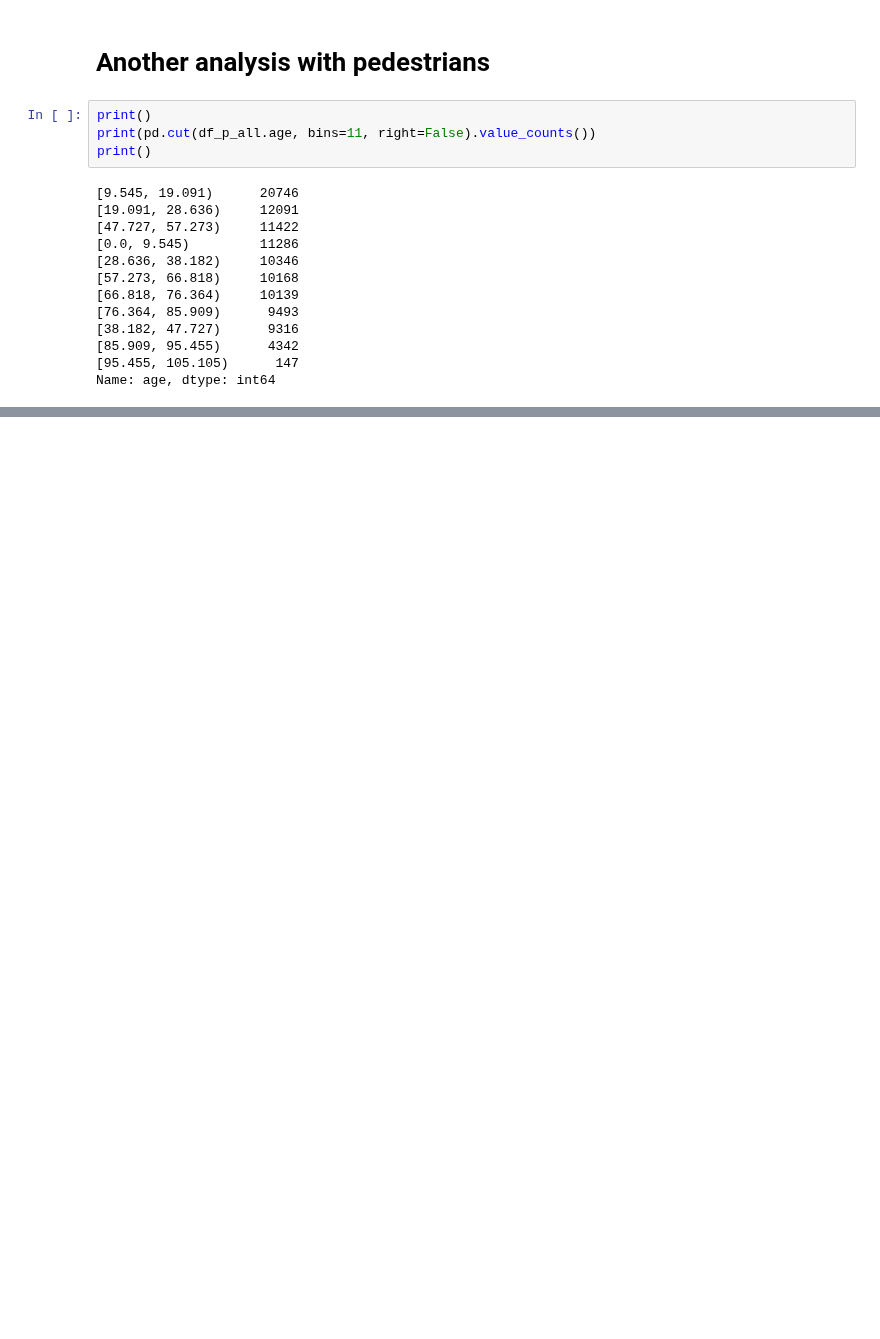
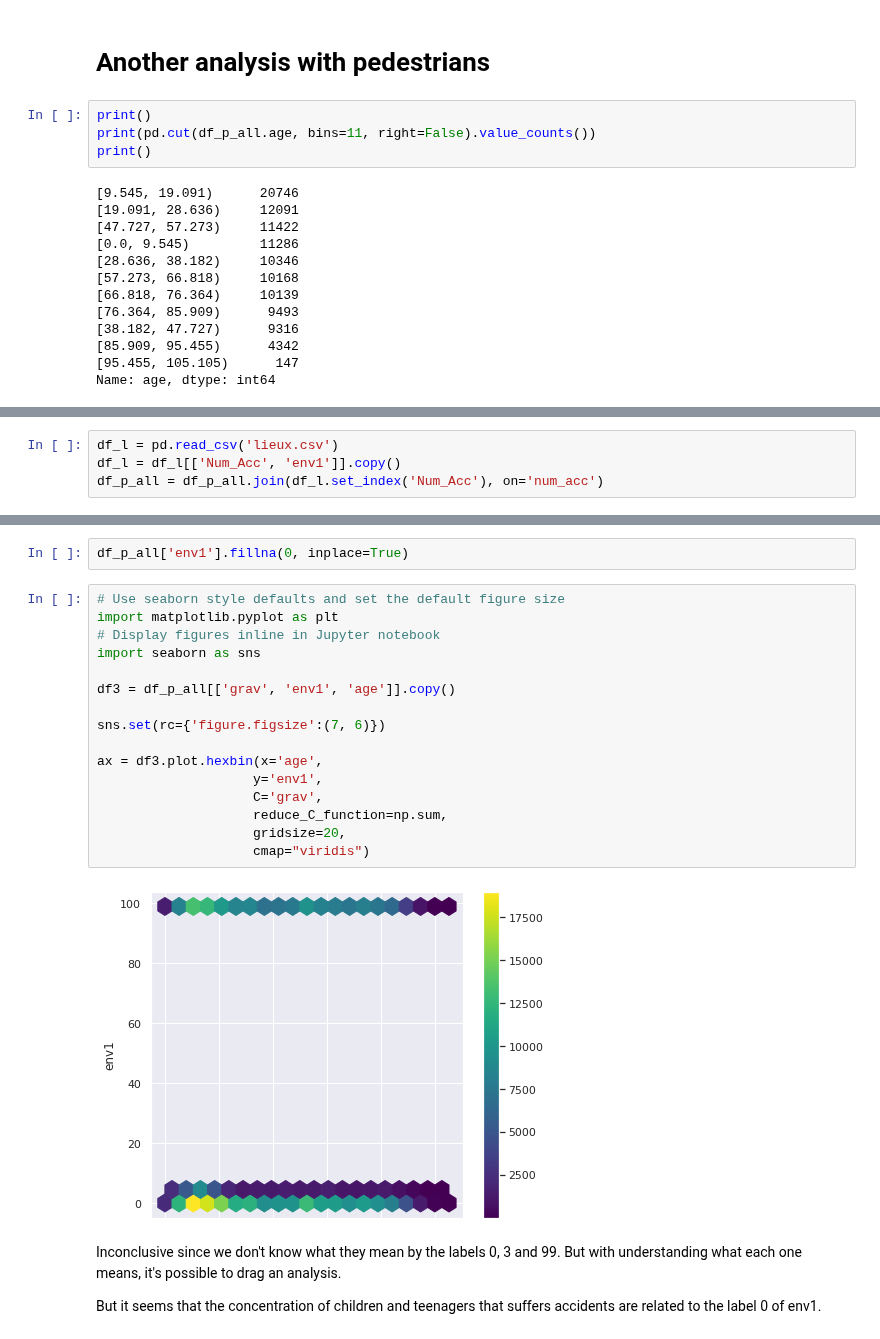
Before and after one commit to maicken/traffic-accident-injury-analysis, a Jupyter notebook: Pedestrian_Analysis.ipynb, the cells around one changed output, grey strips where cells are left out. Saved outputs shown, nothing was run; the diff lists cells and outputs as text; blank space fills up the shorter version.

Commit message:
Adding analysis of gravity near schools.

```diff
--- a/Pedestrian_Analysis.ipynb
+++ b/Pedestrian_Analysis.ipynb
@@ -305,0 +301,4 @@ Note: do it analysing if there are near schools.
+# %%
+df_l = pd.read_csv('lieux.csv')
+df_l = df_l[['Num_Acc', 'env1']].copy()
+df_p_all = df_p_all.join(df_l.set_index('Num_Acc'), on='num_acc')
@@ -305,0 +328,24 @@ Note: do it analysing if there are near schools.
+# %%
+df_p_all['env1'].fillna(0, inplace=True)
+# %%
+# Use seaborn style defaults and set the default figure size
+import matplotlib.pyplot as plt
+# Display figures inline in Jupyter notebook
+import seaborn as sns
+
+df3 = df_p_all[['grav', 'env1', 'age']].copy()
+
+sns.set(rc={'figure.figsize':(7, 6)})
+
+ax = df3.plot.hexbin(x='age',
+                    y='env1',
+                    C='grav',
+                    reduce_C_function=np.sum,
+                    gridsize=20,
+                    cmap="viridis")
+# %% [output]
+[figure, added]
+# %% [markdown]
+Inconclusive since we don't know what they mean by the labels 0, 3 and 99. But with understanding what each one means, it's possible to drag an analysis.
+
+But it seems that the concentration of children and teenagers that suffers accidents are related to the label 0 of env1.
```
Also changed, not shown: parts of 8 cells of this notebook.
